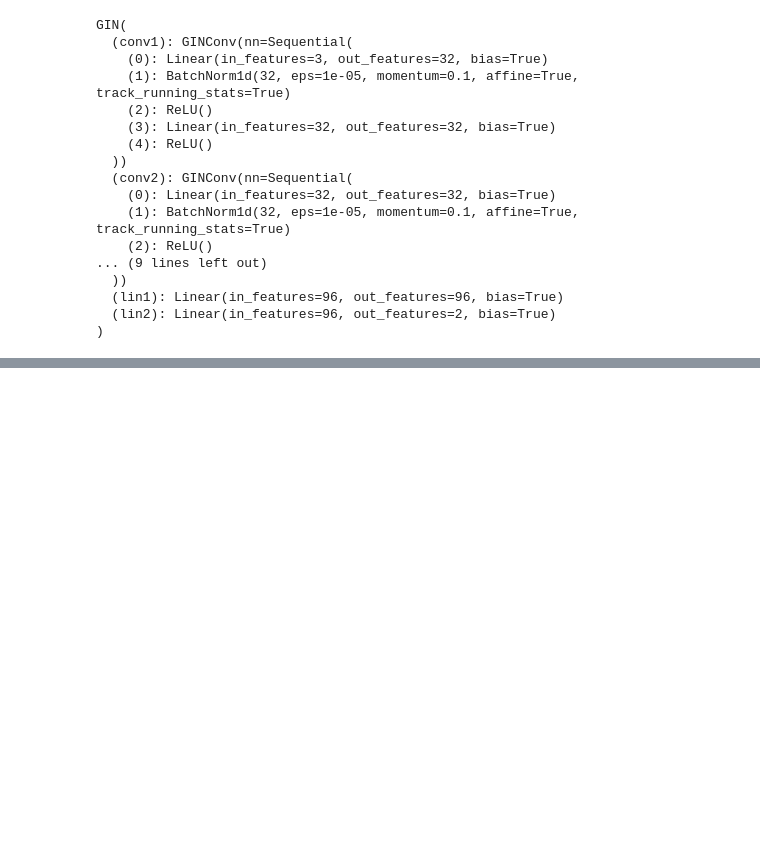
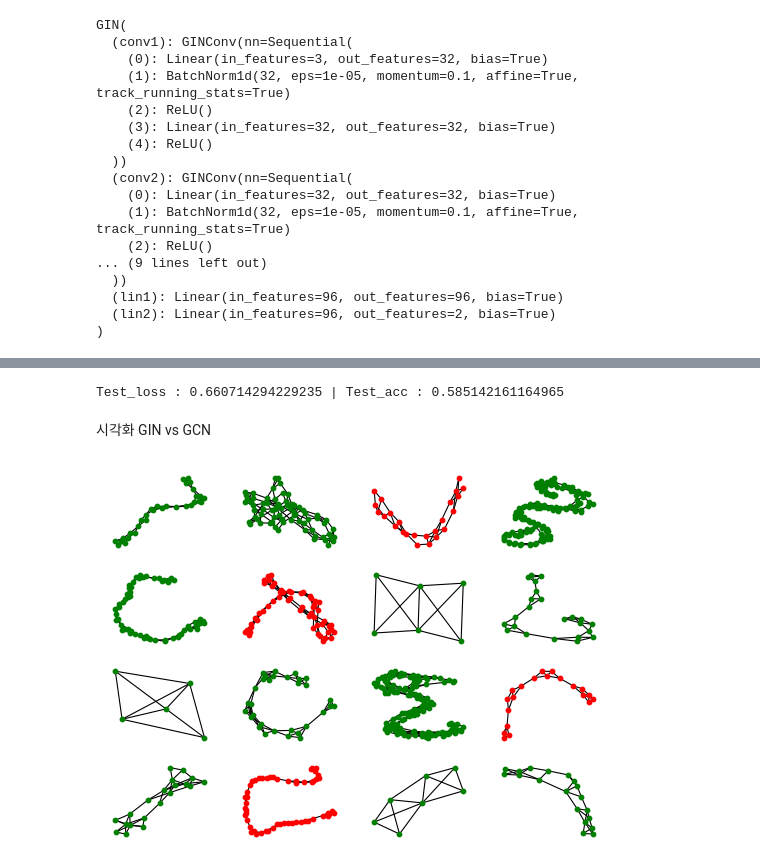
Before and after one commit to mun9yx/Graph-play, a Jupyter notebook: 9_GIN/9_GIN.ipynb, the cells around one changed output, grey strips where cells are left out. Drawn from its saved outputs; the diff is of its cells as text; code cells hidden in the pictures; blank space fills up the shorter version.

```diff
--- a/9_GIN/9_GIN.ipynb
+++ b/9_GIN/9_GIN.ipynb
@@ -148,18 +151,23 @@ def train(model,loader):
     model.train()
     for epoch in range(epochs+1):
         total_loss,total_acc,val_loss,val_acc = 0,0,0,0
-
+        total_graph = 0
         for data in loader:
             optimizer.zero_grad()
             out = model(data.x,data.edge_index,data.batch)
-            loss = criterion(out,data.y) #하나의 로스, 스칼라 값이 나옴. (평균)
-            total_loss += loss.item() / len(loader)
-            total_acc += accuracy(out.argmax(dim=1),data.y) / len(loader)
+            loss = criterion(out,data.y) # 하나의 로스, 스칼라 값이 나옴. (평균)
+            batch_size = data.num_graphs # 배치 크기
+            total_graph+=batch_size # 배치 크기 누적
+            total_loss += loss.item()*batch_size
+            total_acc += accuracy(out.argmax(dim=1),data.y) * batch_size
             loss.backward()
             optimizer.step()
 
         val_loss,val_acc = test(model,val_loader)
 
+        total_loss /= total_graph
+        total_acc /= total_graph
+
         if epoch%20==0:
             print(f'Epoch : {epoch:>3} | Train_loss : {total_loss:.3f} | Train_acc : {total_acc*100:.3f} | Val_loss : {val_loss:.3f} | Val_acc : {val_acc*100:.3f}')
 
@@ -196,0 +240,3 @@ Epoch : 100 | Train_loss : 0.474 | Train_acc : 76.970 | Val_loss : 0.554 | Val_a
+# %%
+gcn = GCN(dim_h=32)
+print(gcn)
@@ -196,0 +250,2 @@ Epoch : 100 | Train_loss : 0.474 | Train_acc : 76.970 | Val_loss : 0.554 | Val_a
+# %%
+gcn_model = train(gcn,train_loader)
@@ -196,0 +259,30 @@ Epoch : 100 | Train_loss : 0.474 | Train_acc : 76.970 | Val_loss : 0.554 | Val_a
+# %%
+gcn_test_acc, gcn_test_loss = test(gcn_model,test_loader)
+print(f'Test_loss : {gcn_test_loss} | Test_acc : {gcn_test_acc}')
+# %% [output]
+Test_loss : 0.660714294229235 | Test_acc : 0.585142161164965
+# %% [markdown]
+시각화 GIN vs GCN
+# %%
+import numpy as np
+import networkx as nx
+import matplotlib.pyplot as plt
+from torch_geometric.utils import to_networkx
+
+fig,ax = plt.subplots(4,4)
+
+for i,data in enumerate(dataset[-16:]):
+    out = gcn_model(data.x,data.edge_index,data.batch)
+    color = 'green' if out.argmax(dim=1) == data.y else 'red'
+    ix = np.unravel_index(i,ax.shape) # i를 2D 좌표로 변환
+    ax[ix].axis('off') # 축 제거
+    G = to_networkx(dataset[i],to_undirected=True) # 방향성 무시
+    nx.draw_networkx(G,
+                     pos = nx.spring_layout(G,seed=0),
+                     with_labels=False,
+                     node_size=10,
+                     node_color = color,
+                     width = 0.8,
+                     ax = ax[ix])
+# %% [output]
+[figure, added]
```
Also changed, not shown: parts of 8 cells of this notebook.
